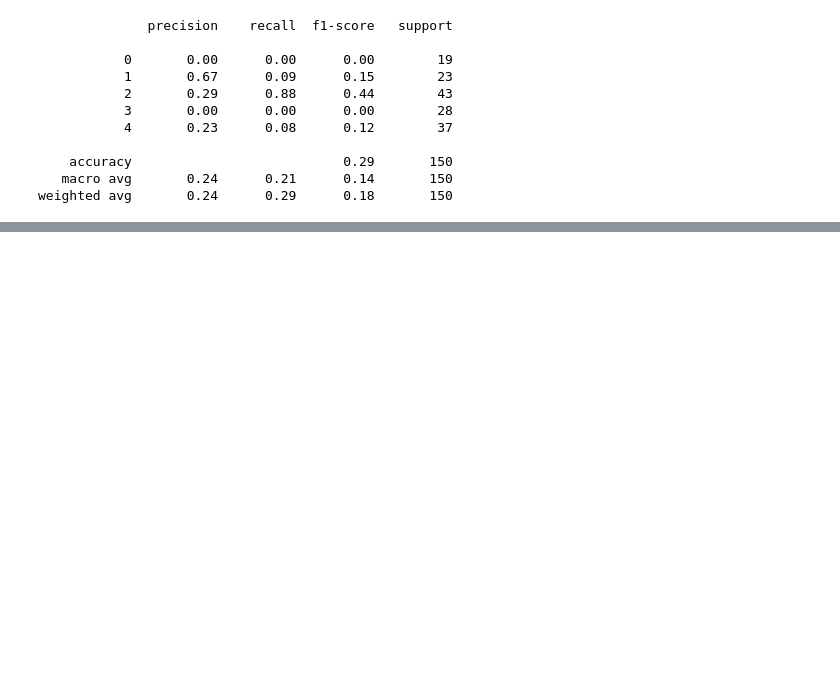
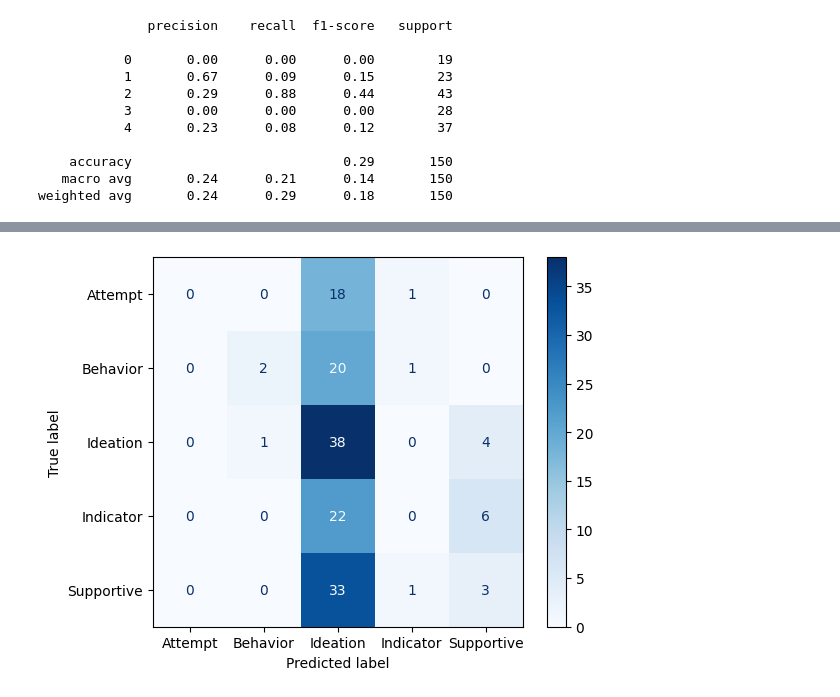
Before and after one commit to samservo09/thesis-svm-tele-triage, a Jupyter notebook: src/svm/svm-simulation.ipynb, the cells around one changed output, grey strips where cells are left out. Cells and saved outputs as stored; diff of their text form; code cells hidden in the pictures; blank space fills up the shorter version.

```diff
--- a/src/svm/svm-simulation.ipynb
+++ b/src/svm/svm-simulation.ipynb
@@ -397,0 +403,10 @@ Best Hyperparameters: {'estimator__C': 5.190320239951159, 'estimator__gamma': 4.
+# %%
+# Generate confusion matrix for tuned SVM
+cm_tuned = confusion_matrix(y_test, grid_predictions)
+
+# Display confusion matrix
+disp_tuned = ConfusionMatrixDisplay(confusion_matrix=cm_tuned, display_labels=Encoder.classes_)
+disp_tuned.plot(cmap=plt.cm.Blues)
+plt.show()
+# %% [output]
+[figure, added]
```
Also changed, not shown: parts of 15 cells of this notebook.
